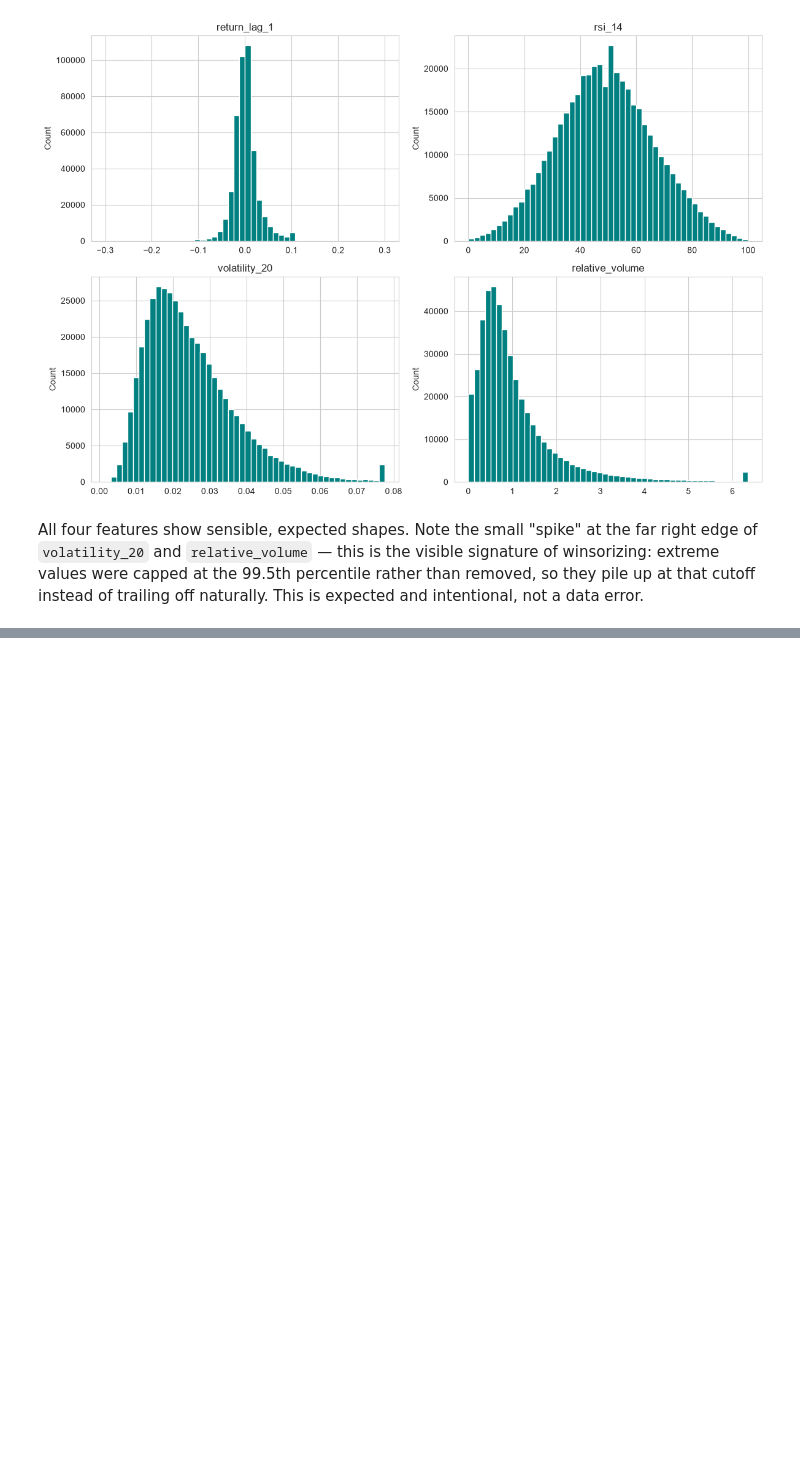
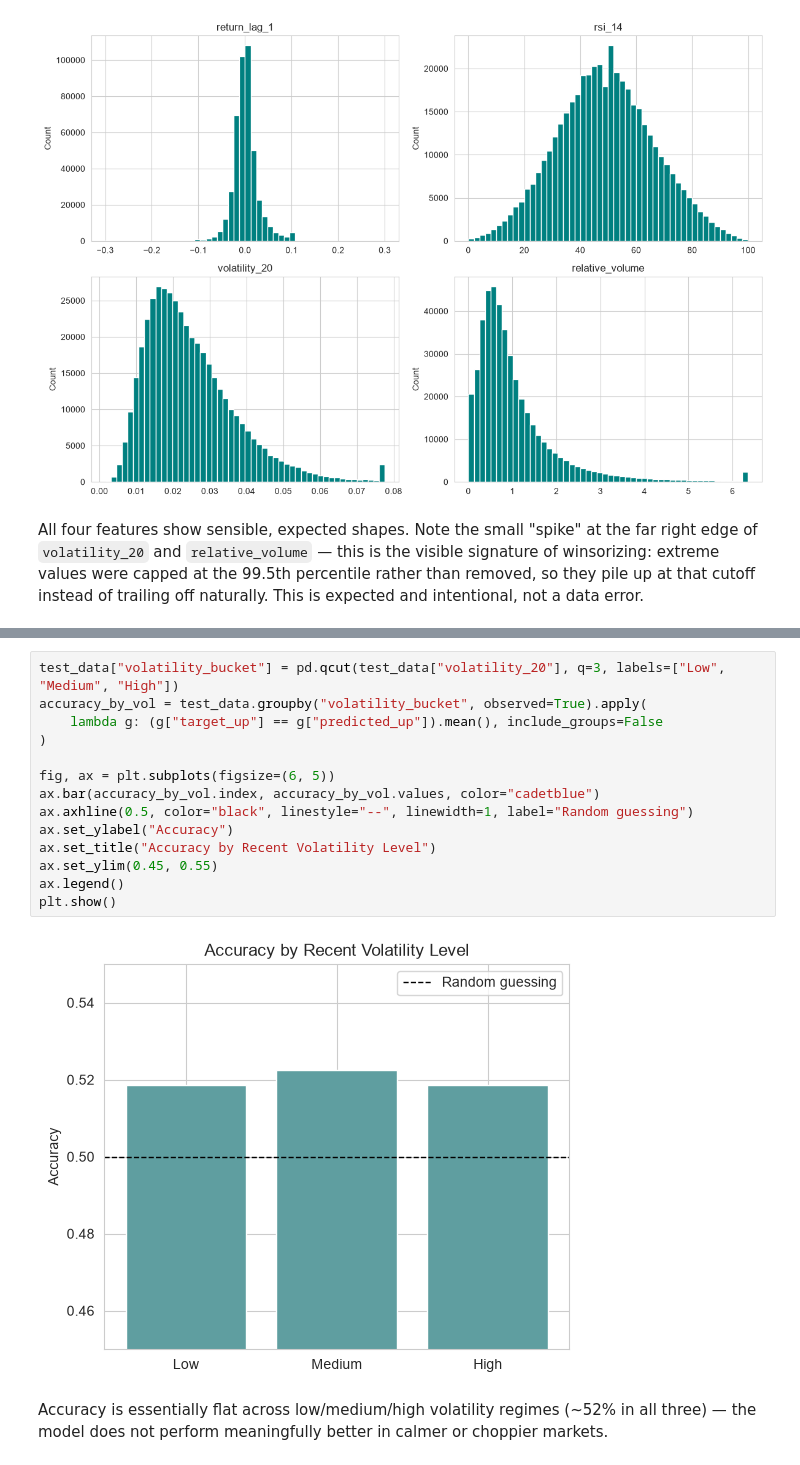
Before and after one commit to haritrijal-gif/nepse-direction-predictor, a Jupyter notebook: notebooks/eda_and_modeling.ipynb, the cells around one changed output, grey strips where cells are left out. Saved outputs shown, nothing was run; the diff lists cells and outputs as text; blank space fills up the shorter version.

```diff
--- a/notebooks/eda_and_modeling.ipynb
+++ b/notebooks/eda_and_modeling.ipynb
@@ -173,0 +278,20 @@ SyntaxError: unexpected character after line continuation character (4278446649.
+# %%
+test_data["volatility_bucket"] = pd.qcut(test_data["volatility_20"], q=3, labels=["Low", "Medium", "High"])
+accuracy_by_vol = test_data.groupby("volatility_bucket", observed=True).apply(
+    lambda g: (g["target_up"] == g["predicted_up"]).mean(), include_groups=False
+)
+
+fig, ax = plt.subplots(figsize=(6, 5))
+ax.bar(accuracy_by_vol.index, accuracy_by_vol.values, color="cadetblue")
+ax.axhline(0.5, color="black", linestyle="--", linewidth=1, label="Random guessing")
+ax.set_ylabel("Accuracy")
+ax.set_title("Accuracy by Recent Volatility Level")
+ax.set_ylim(0.45, 0.55)
+ax.legend()
+plt.show()
+# %% [output]
+[figure, added]
+# %% [markdown]
+Accuracy is essentially flat across low/medium/high volatility regimes
+(~52% in all three) — the model does not perform meaningfully better in
+calmer or choppier markets.
```
Also changed, not shown: parts of 9 cells of this notebook.
